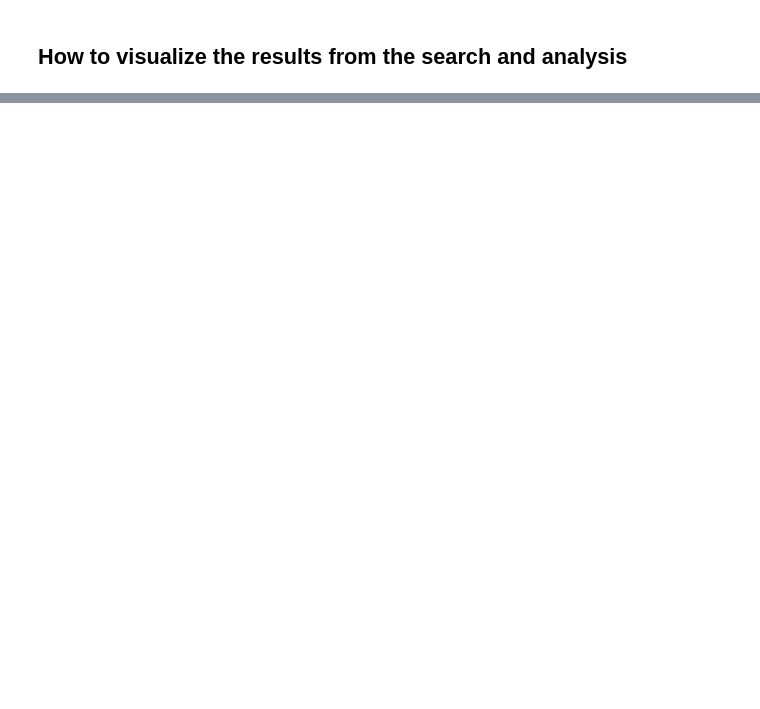
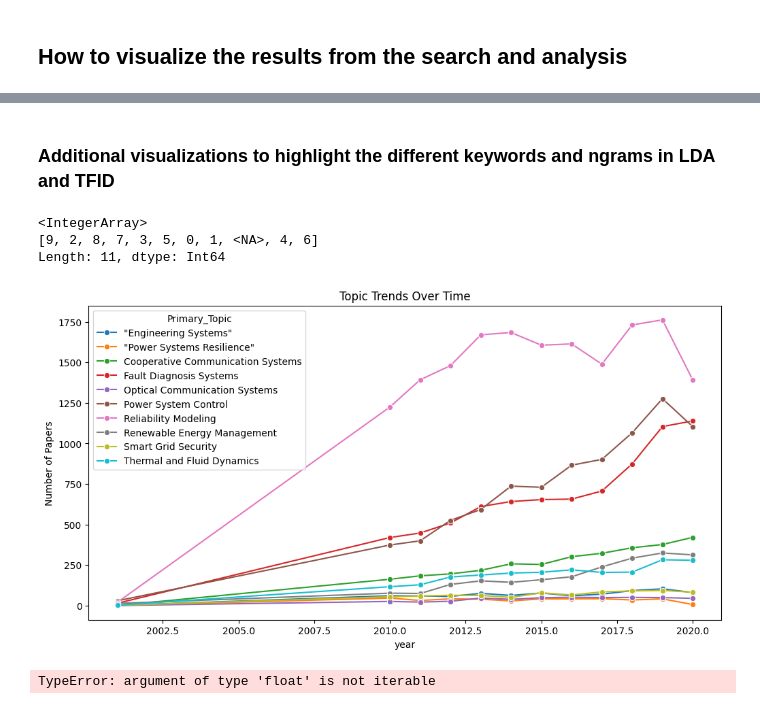
Before and after one commit to stigsimo/Literature-search-and-analysis, a Jupyter notebook: Visializations.ipynb, the cells around one changed output, grey strips where cells are left out. Drawn from its saved outputs; the diff is of its cells as text; code cells hidden in the pictures; blank space fills up the shorter version.

```diff
--- a/Visializations.ipynb
+++ b/Visializations.ipynb
@@ -211,0 +739,29 @@ def plot_topic_distribution(df_analyzed, field, number_of_papers=20):
+# %% [markdown]
+### Additional visualizations to highlight the different keywords and ngrams in LDA and TFID
+# %%
+# intermediate solution to get the tfidf terms (should be included in the analaysis)
+
+from sklearn.feature_extraction.text import TfidfVectorizer
+
+# Use the same processed text column as for LDA
+corpus = df_analyzed['processed_text'].fillna('').astype(str).tolist()
+
+tfidf_vectorizer = TfidfVectorizer(
+    ngram_range=(1, 3),  # unigrams, bigrams, trigrams
+    min_df=5,            # filter rare n-grams
+    max_df=0.95,         # filter very common n-grams
+    stop_words='english' # or your custom stopword list
+)
+tfidf_matrix = tfidf_vectorizer.fit_transform(corpus)
+feature_names = tfidf_vectorizer.get_feature_names_out()
+
+import pandas as pd
+
+# Suppose df_analyzed['Primary_Topic_Index'] is your topic index column (float)
+df_analyzed['Primary_Topic_Index'] = df_analyzed['Primary_Topic_Index'].round().astype('Int64')
+# %%
+print(df_analyzed['Primary_Topic_Index'].unique())
+# %% [output]
+<IntegerArray>
+[9, 2, 8, 7, 3, 5, 0, 1, <NA>, 4, 6]
+Length: 11, dtype: Int64
@@ -211,0 +839,9 @@ def plot_topic_distribution(df_analyzed, field, number_of_papers=20):
+# %%
+plot_topic_trends_over_time(df_analyzed, topic_col='Primary_Topic', year_col='year', top_n=15)
+# %% [output]
+[figure, added]
+# %%
+
+plot_term_trends(df_analyzed, terms=['reliability', 'resilience', 'power systems'], year_col='year', text_col='processed_text')
+# %% [output]
+TypeError: argument of type 'float' is not iterable
```
Also changed, not shown: parts of 21 cells of this notebook, 6 other files.
